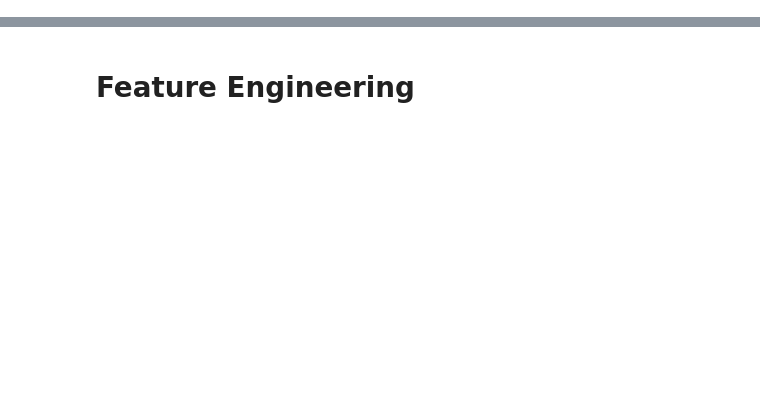
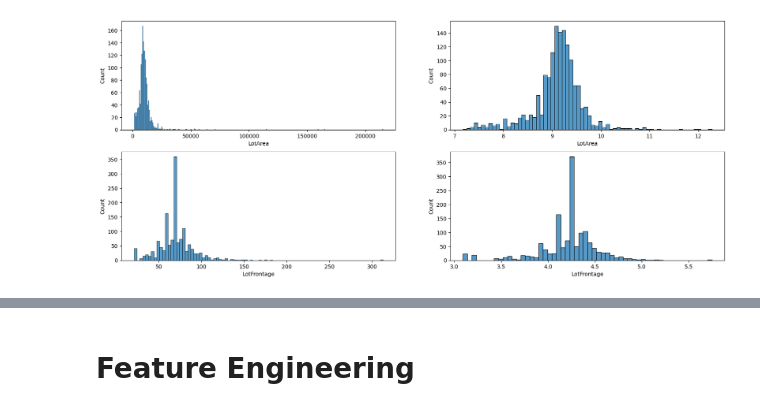
Before and after one commit to mdismailquraishicse/house_price_prediction_kaggle, a Jupyter notebook: house_price_prediction.ipynb, the cells around one changed output, grey strips where cells are left out. Cells and saved outputs as stored; diff of their text form; code cells hidden in the pictures; blank space fills up the shorter version.

```diff
--- a/house_price_prediction.ipynb
+++ b/house_price_prediction.ipynb
@@ -429,0 +156,15 @@ subplots_barh_with_mean_sale(cols=categorical_cols[36:38])
+# %%
+df_lot= df[["LotArea", "LotFrontage", "LotShape", "LotConfig"]]
+
+plt.rcParams["figure.figsize"] = (20, 8)
+fix, ax= plt.subplots(nrows=2, ncols=2)
+lot= "LotArea"
+sns.histplot(df_lot[lot].fillna(df_lot[lot].median()), ax=ax[0][0])
+sns.histplot(np.log1p(df_lot[lot].fillna(df_lot[lot].median())), ax= ax[0][1])
+
+lot= "LotFrontage"
+sns.histplot(df_lot[lot].fillna(df_lot[lot].median()), ax=ax[1][0])
+sns.histplot(np.log1p(df_lot[lot].fillna(df_lot[lot].median())), ax= ax[1][1])
+plt.show()
+# %% [output]
+[figure, added]
```
Also changed, not shown: parts of 96 cells of this notebook.
